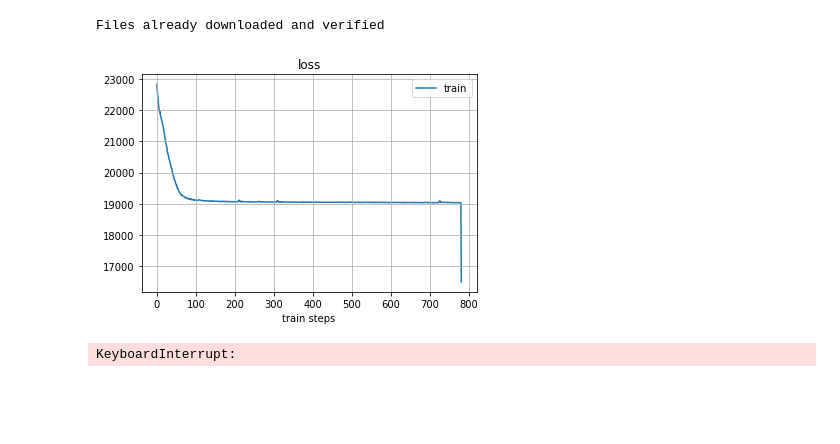
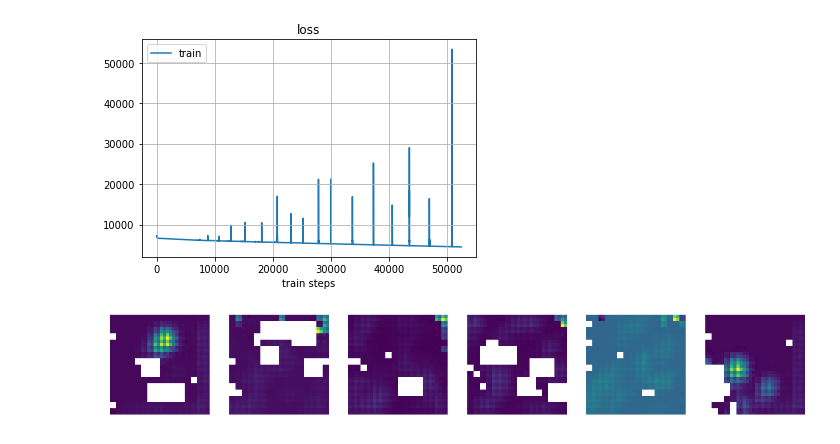
Before and after one commit to Akiiino/GLOW, a Jupyter notebook: Glow.ipynb, the cells around one changed output. Saved outputs shown, nothing was run; the diff lists cells and outputs as text; code cells hidden in the pictures; blank space fills up the shorter version.

```diff
--- a/Glow.ipynb
+++ b/Glow.ipynb
@@ -15,13 +15,14 @@ import numpy as np
 import matplotlib.pyplot as plt
 from IPython.display import clear_output
 # %%
-batch_size = 64
+batch_size = 32
 n_bins = 2 ** 8
 
-train_dataset = dsets.CIFAR10(
-    root='./CIFAR10/',
+train_dataset = dsets.MNIST(
+    root='./MNIST/',
     train=True,
     transform=transforms.Compose([
+        transforms.Resize((32, 32)),
         transforms.ToTensor(),
         lambda x: x# / n_bins - 0.5 + torch.zeros_like(x).uniform_(0, 1. / n_bins)
     ]),
@@ -33,8 +34,6 @@ train_loader = torch.utils.data.DataLoader(
     batch_size=batch_size,
     shuffle=True
 )
-# %% [output]
-Files already downloaded and verified
 # %%
 class WeirdConv(nn.Module):
     def __init__(self, in_, out):
@@ -68,14 +67,14 @@ class ActNorm(nn.Module):
     def forward(self, inp, logdet):
         if not self.initialized:
             c = self.shape[-1]
-            self.weights.data = 1/inp.transpose(0, 1).contiguous().view(c, -1).std(1)
+            self.weights.data = torch.log(1/inp.transpose(0, 1).contiguous().view(c, -1).std(1))
             self.bias.data = -(inp * self.weights[..., None, None]).transpose(0, 1).contiguous().view(c, -1).mean(1)
             self.initialized = True
 
-        return inp * self.weights[..., None, None] + self.bias[..., None, None], logdet + self.shape[0] * self.shape[1] * torch.sum(torch.abs(self.weights))
+        return (inp + self.bias[..., None, None]) * torch.exp(self.weights[..., None, None]), logdet + self.shape[0] * self.shape[1] * torch.sum(torch.abs(self.weights))
 
     def reverse(self, out):
-        return (out - self.bias[..., None, None]) / self.weights[..., None, None]
+        return out / torch.exp(self.weights[..., None, None]) - self.bias[..., None, None]
 
 class InvertibleConv(nn.Module):
     def __init__(self, h, w, c):
@@ -84,7 +83,7 @@ class InvertibleConv(nn.Module):
         self.weight = nn.Parameter(torch.from_numpy(np.linalg.qr(np.random.randn(c, c))[0]).float())
 
     def forward(self, inp, logdet):
-        return torch.einsum("abcd,eb->aecd", (inp, self.weight)), logdet + self.shape[0] * self.shape[1] * torch.log(torch.abs(torch.det(self.weight)))
+        return torch.einsum("abcd,eb->aecd", (inp, self.weight)), logdet + self.shape[0] * self.shape[1] * torch.log(torch.abs(torch.det(self.weight.double()))).float()
 
     def reverse(self, out):
         return torch.einsum("abcd,eb->aecd", (out, torch.inverse(self.weight)))
@@ -168,12 +167,15 @@ class Squeeze(nn.Module):
 # %%
 class Split(nn.Module):
     def forward(self, input_, logdet, z):
-        out, zi = torch.chunk(input_, 2, 1)
+        out = input_[:, ::2]
+        zi = input_[:, 1::2]
 
         return out, logdet, z + [zi]
 
     def reverse(self, input_, z):
-        out = torch.cat([input_, z[-1]], 1)
+        out = torch.zeros_like(torch.cat([input_, z[-1]], 1))
+        out[:, ::2] = input_
+        out[:, 1::2] = z[-1]
 
         return out, z[:-1]
 # %%
@@ -224,7 +226,7 @@ from tqdm import tqdm as tqdm
 def train_epoch(model, optimizer, batchsize=32):
     loss_log, acc_log = [], []
     model.train()
-    batch_iter =tqdm(train_loader)
+    batch_iter = tqdm(train_loader)
     for x_batch, _ in batch_iter:
         data = x_batch.to(device)
         optimizer.zero_grad()
@@ -251,6 +253,21 @@ def plot_history(train_history, title='loss'):
 
     plt.show()
 
+def interpolate(ind_1, ind_2, p):
+    img = train_dataset[ind_1][0]
+    out, logdet, z = model.forward(img[None, ...].to(device), 0, [])
+    img2 = train_dataset[ind_2][0]
+    out2, logdet2, z2 = model.forward(img2[None, ...].to(device), 0, [])
+    diffs = [z2[i] - z[i] for i in range(len(z))]
+    fig = plt.figure(figsize=(24, 8))
+    for i in range(p + 1):
+        z_i = [z[j] + diffs[j] * i / p for j in range(len(z))]
+        res = model.reverse(None, z_i)
+        fig.add_subplot(1, p + 1, i + 1)
+        plt.imshow(res[0].squeeze().detach().cpu().numpy())
+        plt.axis('off')
+    plt.show()
+
 def train(model, opt, n_epochs):
     train_log, train_acc_log = [], []
     val_log, val_acc_log = [], []
@@ -261,12 +278,13 @@ def train(model, opt, n_epochs):
 
         clear_output()
         plot_history(train_log)
+        interpolate(np.random.randint(0, len(train_dataset)), np.random.randint(0, len(train_dataset)), 5)
 # %%
-model = GlowModel(32, 32, 3, 8, 3).to(device)
-train(model, optim.Adam(model.parameters()), 3)
+model = GlowModel(32, 32, 1, 4, 1).to(device)
+train(model, optim.Adam(model.parameters()), 100)
 # %% [output]
-[figure, old version]
+[figure, new version]
-KeyboardInterrupt:
+[figure, added]
 # %%
 def postprocess(x):
     return np.clip(np.floor((x + 0.5) * n_bins), 0, 255)
```
Also changed, not shown: parts of 13 cells of this notebook.
